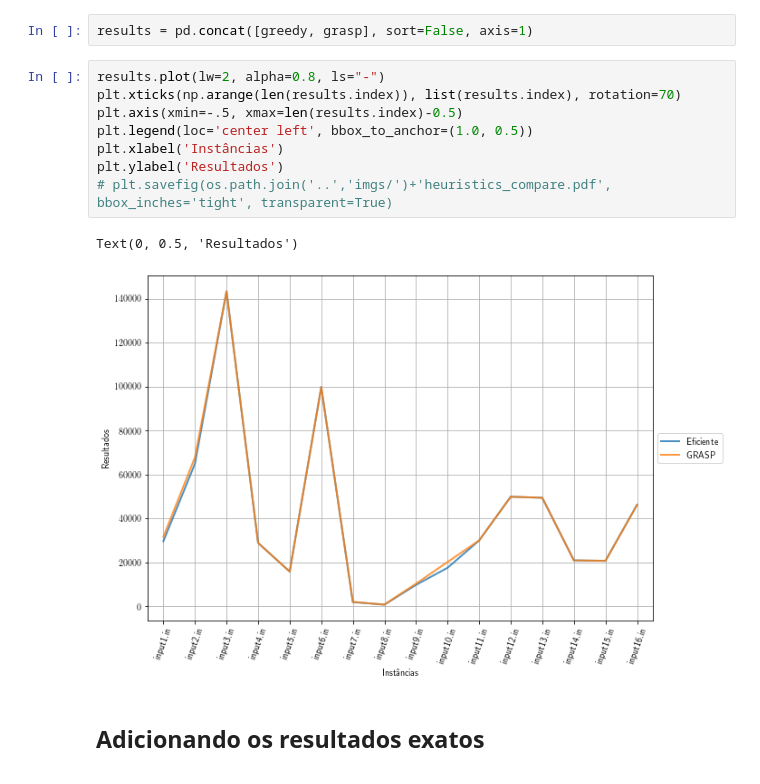
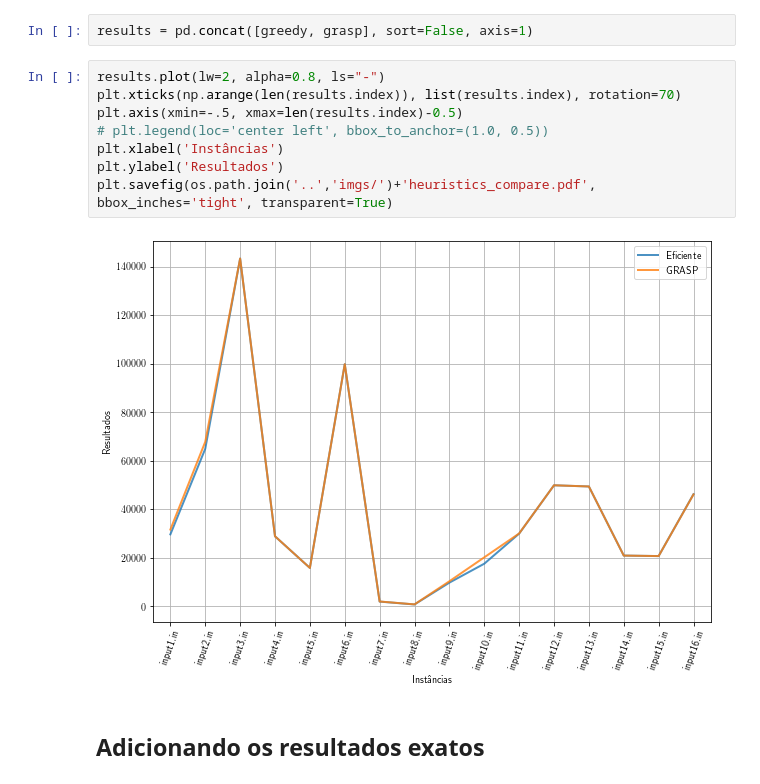
Before and after one commit to danbailo/T1-Teoria-Computacao, a Jupyter notebook: src/Trabalho 1 - Teoria da Computação.ipynb, the cells around one changed output. Drawn from its saved outputs; the diff is of its cells as text.

```diff
--- a/src/Trabalho 1 - Teoria da Computação.ipynb
+++ b/src/Trabalho 1 - Teoria da Computação.ipynb
@@ -311,14 +321,13 @@ results = pd.concat([greedy, grasp], sort=False, axis=1)
 # %%
 results.plot(lw=2, alpha=0.8, ls="-")
 plt.xticks(np.arange(len(results.index)), list(results.index), rotation=70)
 plt.axis(xmin=-.5, xmax=len(results.index)-0.5)
-plt.legend(loc='center left', bbox_to_anchor=(1.0, 0.5))
+# plt.legend(loc='center left', bbox_to_anchor=(1.0, 0.5))
 plt.xlabel('Instâncias')
 plt.ylabel('Resultados')
-# plt.savefig(os.path.join('..','imgs/')+'heuristics_compare.pdf', bbox_inches='tight', transparent=True)
+plt.savefig(os.path.join('..','imgs/')+'heuristics_compare.pdf', bbox_inches='tight', transparent=True)
 # %% [output]
-Text(0, 0.5, 'Resultados')
-[figure, old version]
+[figure, new version]
 # %% [markdown]
 ## **Adicionando os resultados exatos**
 # %%
```
Also changed, not shown: parts of 9 cells of this notebook, 1 other file.
